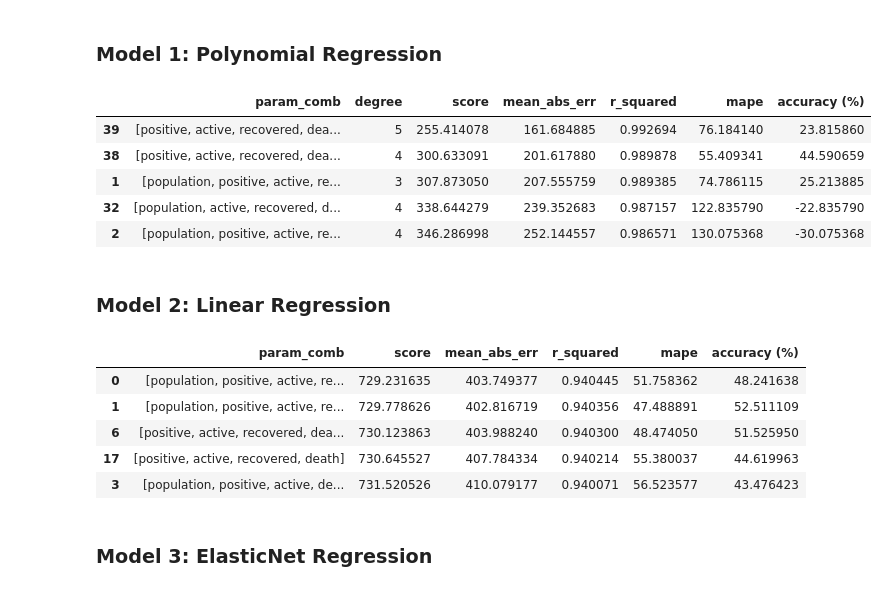
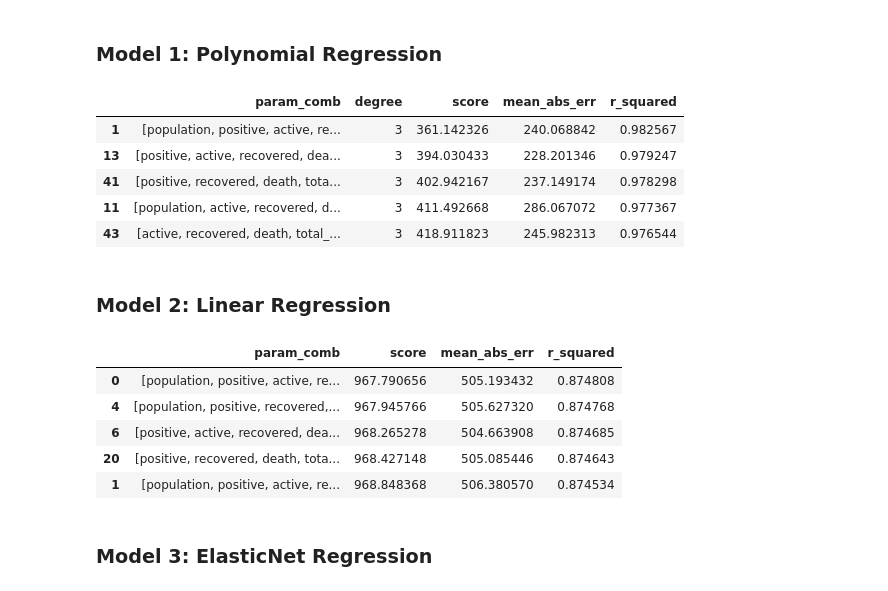
Before and after one commit to neilmizzi/COVID19, a Jupyter notebook: main.ipynb, the cells around one changed output. Drawn from its saved outputs; the diff is of its cells as text; code cells hidden in the pictures.

```diff
--- a/main.ipynb
+++ b/main.ipynb
@@ -640,7 +640,7 @@ model_df = model_df.dropna(subset=['hospitalizedCurrently'])
 # TODO see if we can instead use this as a variable
 # TODO see if we can drop by bedsPerThousand instead
 model_df['ratio_hospital'] = model_df['hospitalizedCurrently'] / model_df['active']
-model_df = model_df[~(model_df['ratio_hospital'] <= model_df.ratio_hospital.quantile(0.35))]
+model_df = model_df[~(model_df['ratio_hospital'] >= model_df.ratio_hospital.quantile(0.99))]
 
 #model_df = model_df[~(model_df['ratio_hospital'] <= model_df['ratio_hospital'].median())]
 del model_df['ratio_hospital']
@@ -686,45 +678,41 @@ def accuracy(y_true, y_pred):
 from sklearn.metrics import r2_score
 
 mse_df1 = {'param_comb': [],
 'degree': [],
 'score': [],
 'mean_abs_err': [],
-'r_squared': [],
-'mape': [],
-'accuracy (%)': []}
+'r_squared': []}
 
-degrees = [i for i in range(2,8)]
+degrees = [2, 3]
 
 for comb in comb_list:
     X = model_df[comb]
     y = model_df['hospitalizedCurrently']
 
     for d in degrees:
 
         polynomial_features = PolynomialFeatures(degree=d)
         x_poly = polynomial_features.fit_transform(X)
 
         model = LinearRegression()
         model.fit(x_poly, y)
         y_poly_pred = model.predict(x_poly)
 
         mse_df1['param_comb'].append(comb)
         mse_df1['score'].append(np.sqrt(mean_squared_error(y, y_poly_pred)))
         mse_df1['degree'].append(d)
         mse_df1['mean_abs_err'].append(mean_absolute_error(y, y_poly_pred))
         mse_df1['r_squared'].append(r2_score(y, y_poly_pred))
-        mse_df1['mape'].append(mean_absolute_percentage_error(y, y_poly_pred))
-        mse_df1['accuracy (%)'].append(accuracy(y, y_poly_pred))
 
 mse_df1 = pd.DataFrame(mse_df1)
 mse_df1.sort_values(by='r_squared', ascending=False).head()
 # %% [output]
-|  | param_comb | degree | score | mean_abs_err | r_squared | mape | accuracy (%) |
-| 39 | [positive, active, recovered, dea... | 5 | 255.414078 | 161.684885 | 0.992694 | 76.184140 | 23.815860 |
-| 38 | [positive, active, recovered, dea... | 4 | 300.633091 | 201.617880 | 0.989878 | 55.409341 | 44.590659 |
-| 1 | [population, positive, active, re... | 3 | 307.873050 | 207.555759 | 0.989385 | 74.786115 | 25.213885 |
-| 32 | [population, active, recovered, d... | 4 | 338.644279 | 239.352683 | 0.987157 | 122.835790 | -22.835790 |
-| 2 | [population, positive, active, re... | 4 | 346.286998 | 252.144557 | 0.986571 | 130.075368 | -30.075368 |
+|  | param_comb | degree | score | mean_abs_err | r_squared |
+| 1 | [population, positive, active, re... | 3 | 361.142326 | 240.068842 | 0.982567 |
+| 13 | [positive, active, recovered, dea... | 3 | 394.030433 | 228.201346 | 0.979247 |
+| 41 | [positive, recovered, death, tota... | 3 | 402.942167 | 237.149174 | 0.978298 |
+| 11 | [population, active, recovered, d... | 3 | 411.492668 | 286.067072 | 0.977367 |
+| 43 | [active, recovered, death, total_... | 3 | 418.911823 | 245.982313 | 0.976544 |
 # %%
 X = model_df[['positive', 'active', 'recovered', 'death', 'total_beds']]
 y = model_df['hospitalizedCurrently']
@@ -743,9 +731,7 @@ import itertools
 mse_df = {'param_comb': [],
 'score': [],
 'mean_abs_err': [],
-'r_squared': [],
-'mape': [],
-'accuracy (%)': []}
+'r_squared': []}
 
 for comb in comb_list:
     # Independent vars
@@ -763,19 +749,16 @@ for comb in comb_list:
     mse_df['param_comb'].append(comb)
     mse_df['score'].append(np.sqrt((mean_squared_error(y, y_pred))))
     mse_df['mean_abs_err'].append(mean_absolute_error(y, y_pred))
-    mse_df['mape'].append(mean_absolute_percentage_error(y, y_pred))
     mse_df['r_squared'].append(r2_score(y, y_pred))
-    mse_df['accuracy (%)'].append(accuracy(y, y_pred))
-
 mse_df = pd.DataFrame(mse_df)
 mse_df.sort_values(by='r_squared', ascending=False).head()
 # %% [output]
-|  | param_comb | score | mean_abs_err | r_squared | mape | accuracy (%) |
-| 0 | [population, positive, active, re... | 729.231635 | 403.749377 | 0.940445 | 51.758362 | 48.241638 |
-| 1 | [population, positive, active, re... | 729.778626 | 402.816719 | 0.940356 | 47.488891 | 52.511109 |
-| 6 | [positive, active, recovered, dea... | 730.123863 | 403.988240 | 0.940300 | 48.474050 | 51.525950 |
-| 17 | [positive, active, recovered, death] | 730.645527 | 407.784334 | 0.940214 | 55.380037 | 44.619963 |
-| 3 | [population, positive, active, de... | 731.520526 | 410.079177 | 0.940071 | 56.523577 | 43.476423 |
+|  | param_comb | score | mean_abs_err | r_squared |
+| 0 | [population, positive, active, re... | 967.790656 | 505.193432 | 0.874808 |
+| 4 | [population, positive, recovered,... | 967.945766 | 505.627320 | 0.874768 |
+| 6 | [positive, active, recovered, dea... | 968.265278 | 504.663908 | 0.874685 |
+| 20 | [positive, recovered, death, tota... | 968.427148 | 505.085446 | 0.874643 |
+| 1 | [population, positive, active, re... | 968.848368 | 506.380570 | 0.874534 |
 # %% [markdown]
 ### Model 3: ElasticNet Regression
 # %% [markdown]
```
Also changed, not shown: parts of 26 cells of this notebook.
